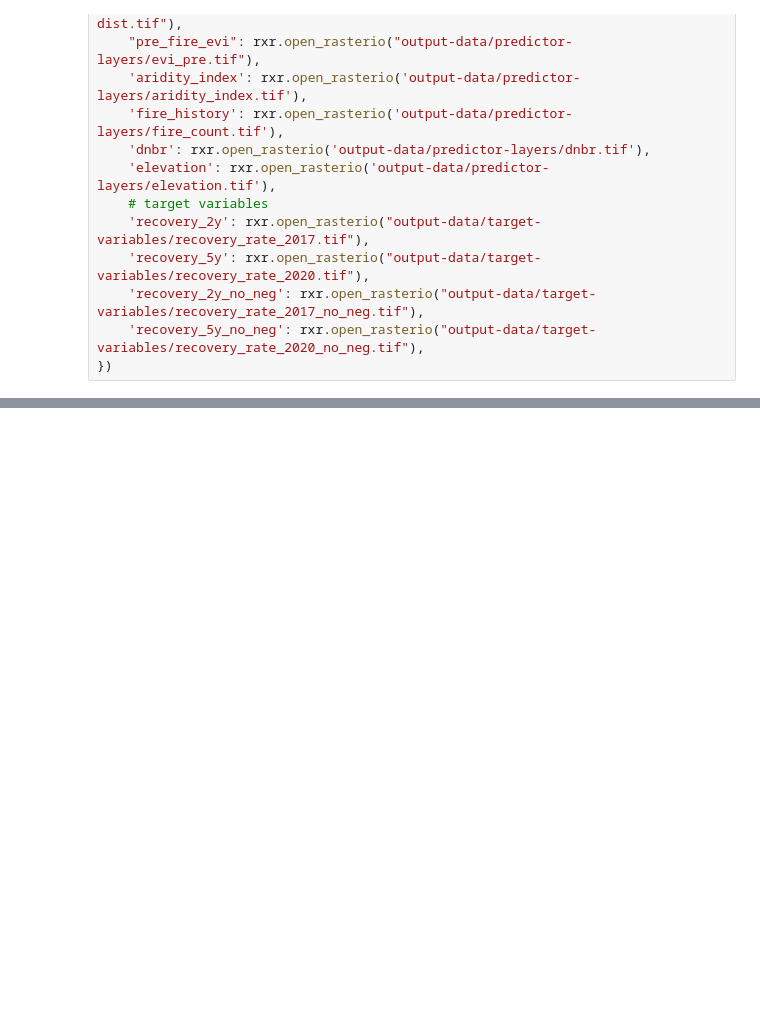
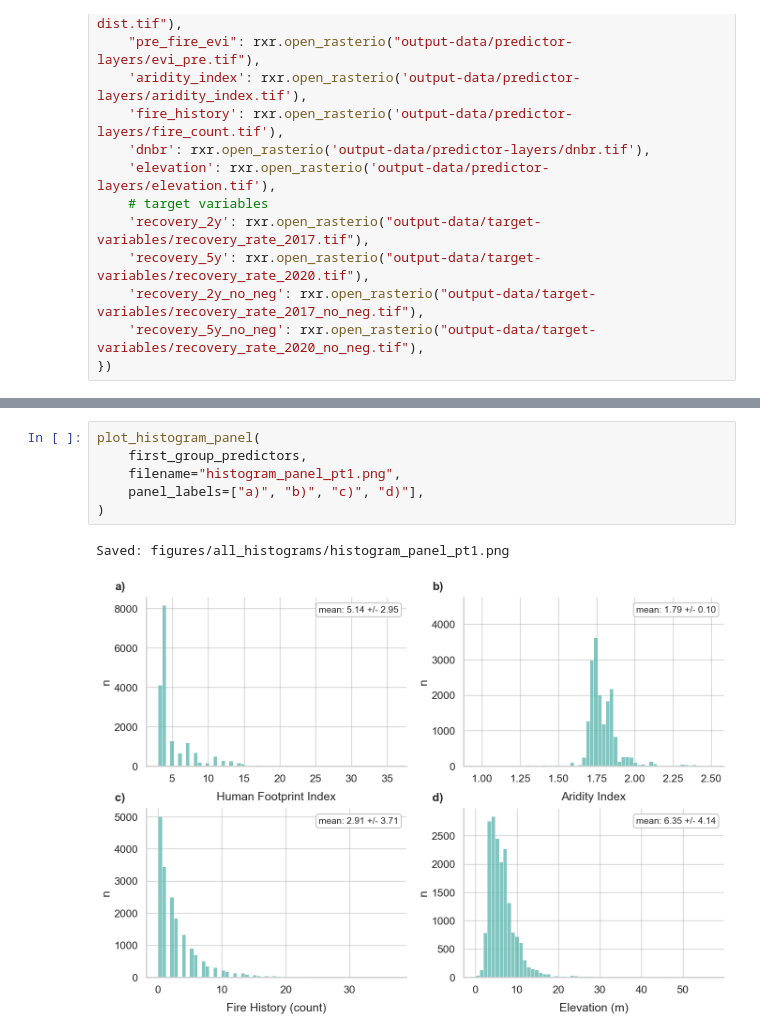
Before and after one commit to ninorp55/tropical-peat-post-fire-vegetation-recovery, a Jupyter notebook: 5_more_figures.ipynb, the cells around one changed output, grey strips where cells are left out. Saved outputs shown, nothing was run; the diff lists cells and outputs as text; blank space fills up the shorter version.

Commit message:
all histograms

```diff
--- a/5_more_figures.ipynb
+++ b/5_more_figures.ipynb
@@ -175,0 +254,9 @@ Saved: output-data/figures/histograms/hist_elevation.png
+# %%
+plot_histogram_panel(
+    first_group_predictors,
+    filename="histogram_panel_pt1.png",
+    panel_labels=["a)", "b)", "c)", "d)"],
+)
+# %% [output]
+Saved: figures/all_histograms/histogram_panel_pt1.png
+[figure, added]
```
Also changed, not shown: parts of 11 cells of this notebook, 10 other files.
